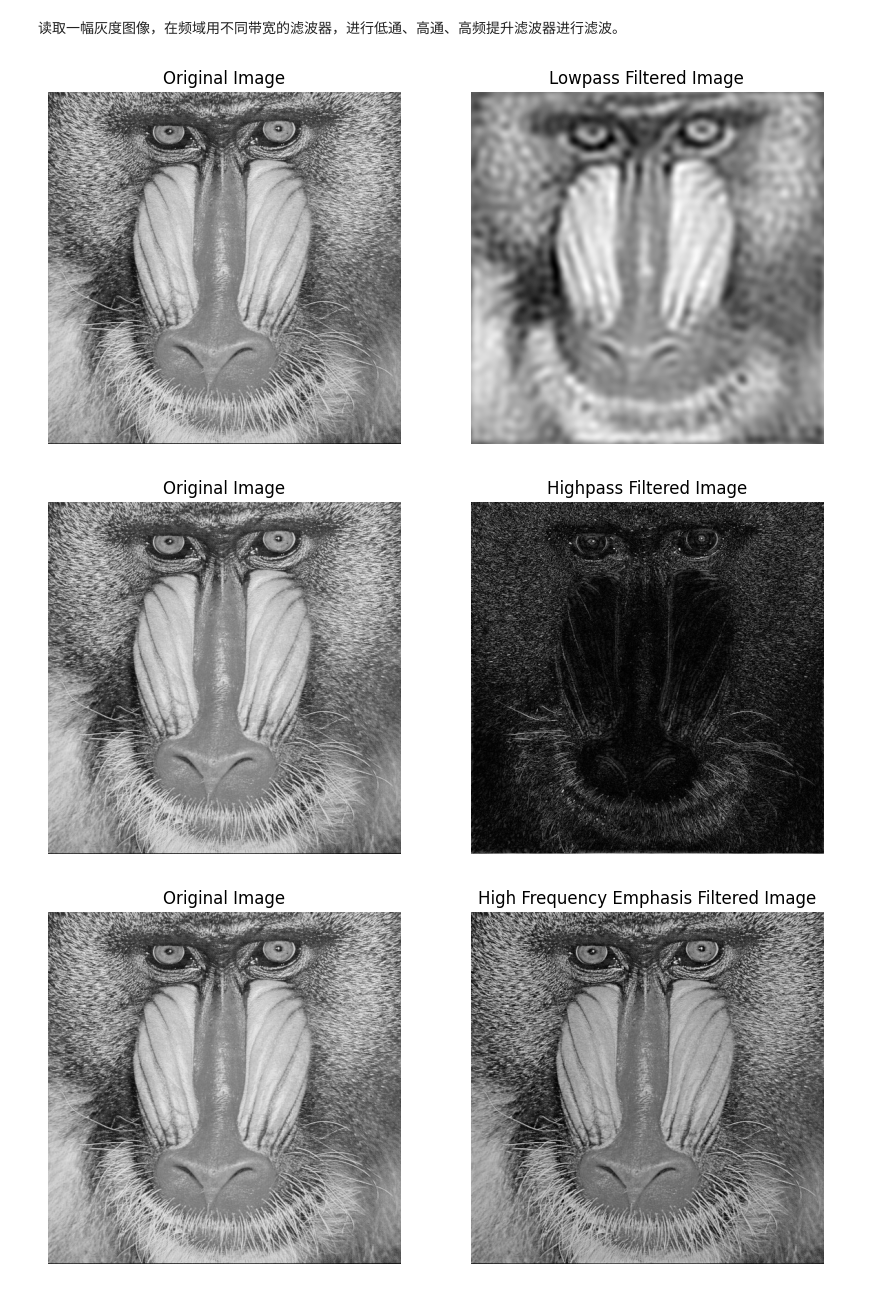
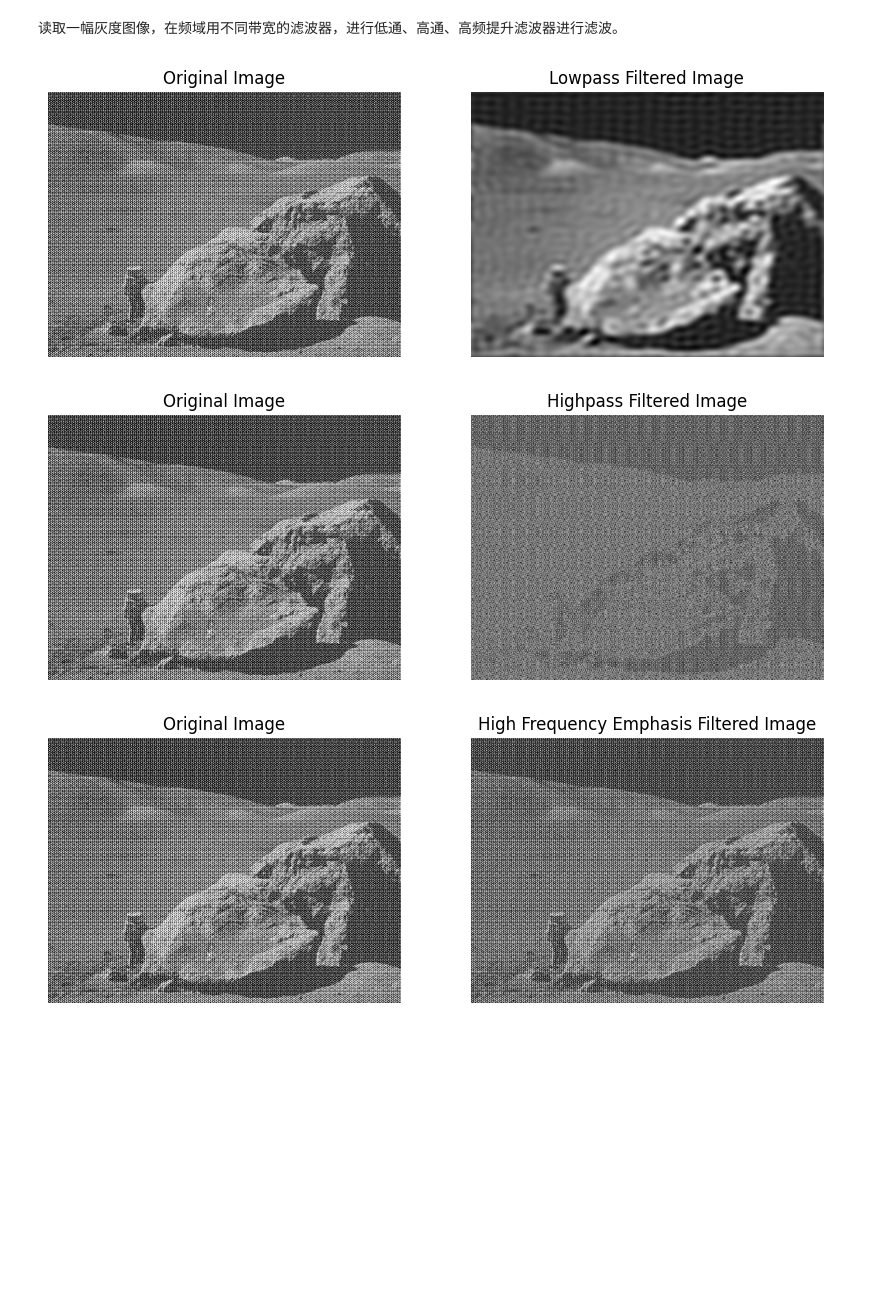
Before and after one commit to sugarlxn/DIVP_test, a Jupyter notebook: project02/scripts/job04b.ipynb, the cells around one changed output. Saved outputs shown, nothing was run; the diff lists cells and outputs as text; code cells hidden in the pictures; blank space fills up the shorter version.

```diff
--- a/project02/scripts/job04b.ipynb
+++ b/project02/scripts/job04b.ipynb
@@ -64,29 +64,31 @@ def apply_filter(image, filter_mask):
 root_path = '/root/DIVP_project/'
 einstein_path = "project02/proj02-images/einstein_orig.tif"
 baboon_path = "project02/proj02-images/baboon.jpg"
+headCT_path = "project02/proj02-images/headCT_Vandy.tif"
+app17_path = "project02/proj02-images/applo17_boulder_noisy.tif"
 # %%
 # 读取灰度图像
-image_path = root_path + baboon_path
+image_path = root_path + app17_path
 img = load_image(image_path)
 
 # 图像的尺寸
 size = img.shape
 
 # 应用低通滤波器
 lowpass_filter = ideal_lowpass(size, cutoff=30)
 lowpass_img = apply_filter(img, lowpass_filter)
 show_images(img, lowpass_img, 'Lowpass')
 
 # 应用高通滤波器
 highpass_filter = ideal_highpass(size, cutoff=30)
 highpass_img = apply_filter(img, highpass_filter)
 show_images(img, highpass_img, 'Highpass')
 
 # 应用高频提升滤波器
 high_freq_emph_filter = high_frequency_emphasis(size, cutoff=30)
 high_freq_emph_img = apply_filter(img, high_freq_emph_filter)
 show_images(img, high_freq_emph_img, 'High Frequency Emphasis')
 # %% [output]
-[figure, old version]
+[figure, new version]
-[figure, old version]
+[figure, new version]
-[figure, old version]
+[figure, new version]
```
Also changed, not shown: 3 other files.
